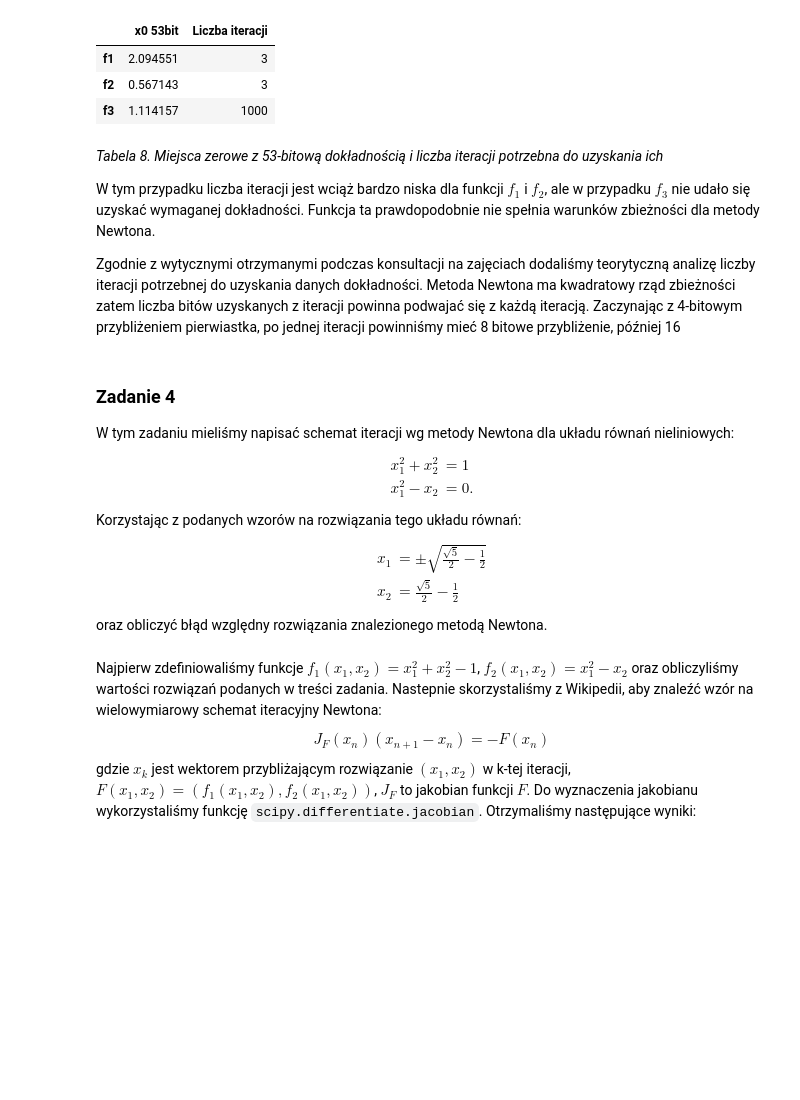
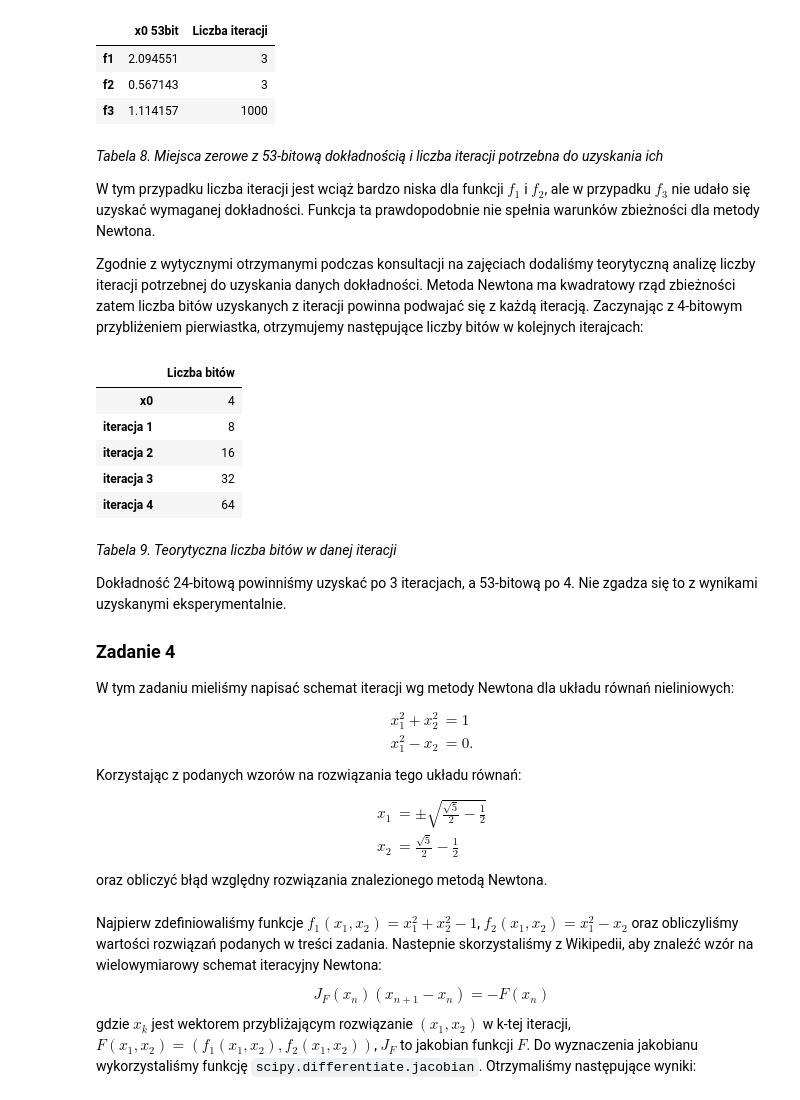
Before and after one commit to lythx/MOWNIT, a Jupyter notebook: lab8/merge.ipynb, the cells around one changed output. Drawn from its saved outputs; the diff is of its cells as text; code cells hidden in the pictures; blank space fills up the shorter version.

```diff
--- a/lab8/merge.ipynb
+++ b/lab8/merge.ipynb
@@ -401,8 +407,21 @@ solutions53bit
 
 W tym przypadku liczba iteracji jest wciąż bardzo niska dla funkcji $f_1$ i $f_2$, ale w przypadku $f_3$ nie udało się uzyskać wymaganej dokładności. Funkcja ta prawdopodobnie nie spełnia warunków zbieżności dla metody Newtona.
 
-Zgodnie z wytycznymi otrzymanymi podczas konsultacji na zajęciach dodaliśmy teorytyczną analizę liczby iteracji potrzebnej do uzyskania danych dokładności. Metoda Newtona ma kwadratowy rząd zbieżności zatem liczba bitów uzyskanych z iteracji powinna podwajać się z każdą iteracją. Zaczynając z 4-bitowym przybliżeniem pierwiastka, po jednej iteracji powinniśmy mieć 8 bitowe przybliżenie, później 16
+Zgodnie z wytycznymi otrzymanymi podczas konsultacji na zajęciach dodaliśmy teorytyczną analizę liczby iteracji potrzebnej do uzyskania danych dokładności. Metoda Newtona ma kwadratowy rząd zbieżności zatem liczba bitów uzyskanych z iteracji powinna podwajać się z każdą iteracją. Zaczynając z 4-bitowym przybliżeniem pierwiastka, otrzymujemy następujące liczby bitów w kolejnych iterajcach:
+# %%
+pd.DataFrame([4, 8, 16, 32, 64], columns=["Liczba bitów"], index=["x0", "iteracja 1", "iteracja 2", "iteracja 3", "iteracja 4"])
+# %% [output]
+|  | Liczba bitów |
+| x0 | 4 |
+| iteracja 1 | 8 |
+| iteracja 2 | 16 |
+| iteracja 3 | 32 |
+| iteracja 4 | 64 |
 # %% [markdown]
+*Tabela 9. Teorytyczna liczba bitów w danej iteracji*
+
+Dokładność 24-bitową powinniśmy uzyskać po 3 iteracjach, a 53-bitową po 4. Nie zgadza się to z wynikami uzyskanymi eksperymentalnie.
+
 ### Zadanie 4
 W tym zadaniu mieliśmy napisać schemat iteracji wg metody Newtona dla układu równań nieliniowych: $$ \begin{aligned}
 x_1^2 + x_2^2 &= 1 \\
```
Also changed, not shown: parts of 1 cell of this notebook.
